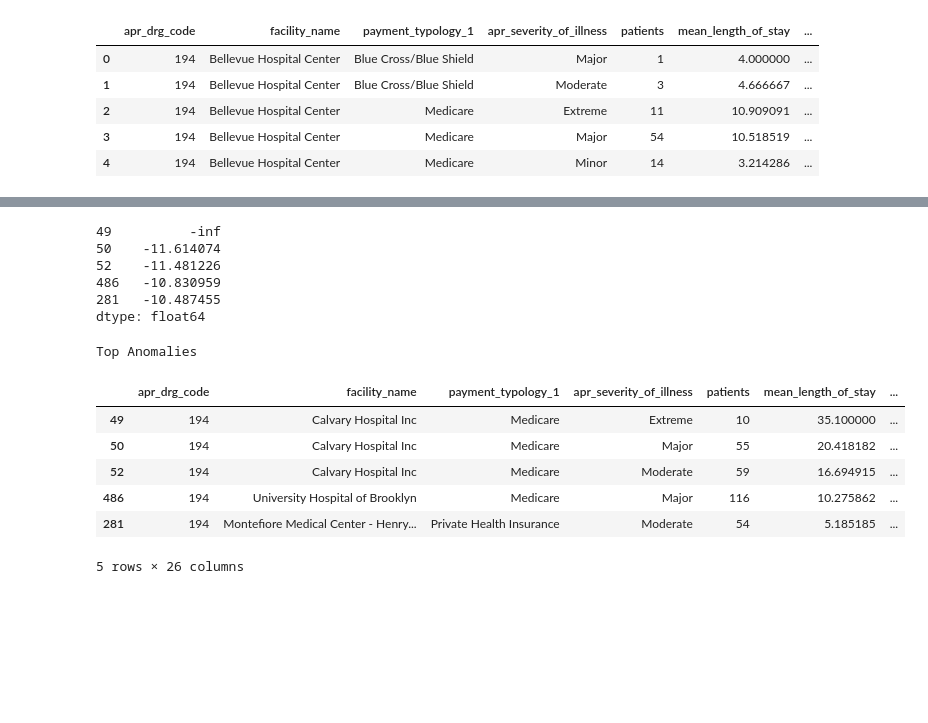
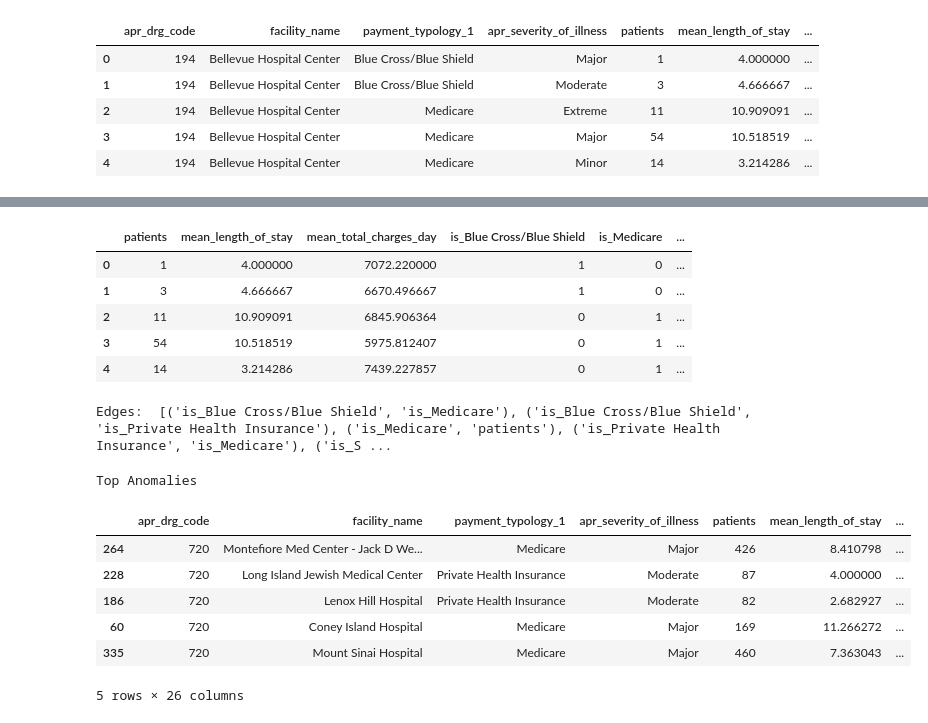
Before and after one commit to westerleyy/medicareinNYC, a Jupyter notebook: analytics/bayes_net_analysis.ipynb, the cells around one changed output, grey strips where cells are left out. Drawn from its saved outputs; the diff is of its cells as text; code cells hidden in the pictures; blank space fills up the shorter version.

Commit message:
bayes net for 2015-2017 heart failure and septicemia

```diff
--- a/analytics/bayes_net_analysis.ipynb
+++ b/analytics/bayes_net_analysis.ipynb
@@ -38,12 +38,10 @@ def flatten_categories(df, col):
         df['is_' + str(category)] = df.apply(lambda x: 1 if x[col] == category else 0, axis=1)
     return (df,new_cols)
 
+def prep_data(df):
+    df, payment_cols = flatten_categories(df, 'payment_typology_1')
+    df, severe_cols  = flatten_categories(df, 'apr_severity_of_illness')
 
-septicemia2017, payment_cols = flatten_categories(septicemia2017, 'payment_typology_1')
-septicemia2017, severe_cols  = flatten_categories(septicemia2017, 'apr_severity_of_illness')
-septicemia2017, system_cols  = flatten_categories(septicemia2017, 'System')
+    cols = ['patients', 'mean_length_of_stay','mean_total_charges_day']
+    data = df[ cols + payment_cols + severe_cols].copy()
+    return data
-# %%
-cols = ['patients', 'mean_length_of_stay','mean_total_charges_day']#, 'Number of Beds' ]
-
-data = septicemia2017[cols+payment_cols+severe_cols+system_cols].copy()
-data.head()
@@ -74,3 +51,13 @@ print(bic_best_model.edges(), "\n")
+# %%
+data_hf17 = prep_data(heart_fail2017)
+data_hf17.head()
+# %% [output]
+|  | patients | mean_length_of_stay | mean_total_charges_day | is_Blue Cross/Blue Shield | is_Medicare | ... |
+| 0 | 1 | 4.000000 | 7072.220000 | 1 | 0 | ... |
+| 1 | 3 | 4.666667 | 6670.496667 | 1 | 0 | ... |
+| 2 | 11 | 10.909091 | 6845.906364 | 0 | 1 | ... |
+| 3 | 54 | 10.518519 | 5975.812407 | 0 | 1 | ... |
+| 4 | 14 | 3.214286 | 7439.227857 | 0 | 1 | ... |
 # %%
 def LL(x,model,verbose=False):
     loglike = 0
@@ -89,28 +74,38 @@ def LL(x,model,verbose=False):
             loglike += np.log(theprob)
     return loglike
 # %%
-model = BayesianModel( bic_best_model.edges() )
-model.fit(data, estimator=MaximumLikelihoodEstimator)
-exmp = data.apply(lambda x: LL(x, model), axis=1)
-exmp2=pd.Series(exmp)
-exmp2.index = septicemia2017.index
-exmp2.sort_values().head(5)
+def get_anomaly_ranks(data):
+    data = prep_data(data)
+
+    for i in data.iloc[:,:]:
+        data[i] = pd.cut(data[i], bins=10, labels=False)
+
+    hc = HillClimbSearch(data, scoring_method = BicScore(data))
+    bic_best_model = hc.estimate()
+    print("Edges: ", bic_best_model.edges(), "\n")
+
+    model = BayesianModel( bic_best_model.edges() )
+    model.fit(data, estimator=MaximumLikelihoodEstimator)
+    exmp = data.apply(lambda x: LL(x, model), axis=1)
+    exmp2=pd.Series(exmp)
+    exmp2.index = data.index
+    return exmp2
-# %% [output]
-49          -inf
-50    -11.614074
-52    -11.481226
-486   -10.830959
-281   -10.487455
-dtype: float64
+# %%
+anomaly_ranks = get_anomaly_ranks(septicemia2017)
+# %% [output]
+Edges:  [('is_Blue Cross/Blue Shield', 'is_Medicare'), ('is_Blue Cross/Blue Shield', 'is_Private Health Insurance'), ('is_Medicare', 'patients'), ('is_Private Health Insurance', 'is_Medicare'), ('is_S ...
 # %%
 print("Top Anomalies")
-septicemia2017.iloc[exmp2.sort_values().head(5).index]
+septicemia2017.iloc[anomaly_ranks.sort_values().head(5).index]
+
+# print("Least Anomalous")
+# septicemia2017.iloc[exmp2.sort_values(ascending=False).head(5).index]
 # %% [output]
 Top Anomalies
 |  | apr_drg_code | facility_name | payment_typology_1 | apr_severity_of_illness | patients | mean_length_of_stay | ... |
-| 49 | 194 | Calvary Hospital Inc | Medicare | Extreme | 10 | 35.100000 | ... |
-| 50 | 194 | Calvary Hospital Inc | Medicare | Major | 55 | 20.418182 | ... |
-| 52 | 194 | Calvary Hospital Inc | Medicare | Moderate | 59 | 16.694915 | ... |
-| 486 | 194 | University Hospital of Brooklyn | Medicare | Major | 116 | 10.275862 | ... |
-| 281 | 194 | Montefiore Medical Center - Henry... | Private Health Insurance | Moderate | 54 | 5.185185 | ... |
+| 264 | 720 | Montefiore Med Center - Jack D We... | Medicare | Major | 426 | 8.410798 | ... |
+| 228 | 720 | Long Island Jewish Medical Center | Private Health Insurance | Moderate | 87 | 4.000000 | ... |
+| 186 | 720 | Lenox Hill Hospital | Private Health Insurance | Moderate | 82 | 2.682927 | ... |
+| 60 | 720 | Coney Island Hospital | Medicare | Major | 169 | 11.266272 | ... |
+| 335 | 720 | Mount Sinai Hospital | Medicare | Major | 460 | 7.363043 | ... |
 5 rows × 26 columns
```
Also changed, not shown: parts of 11 cells of this notebook, 4 other files.
